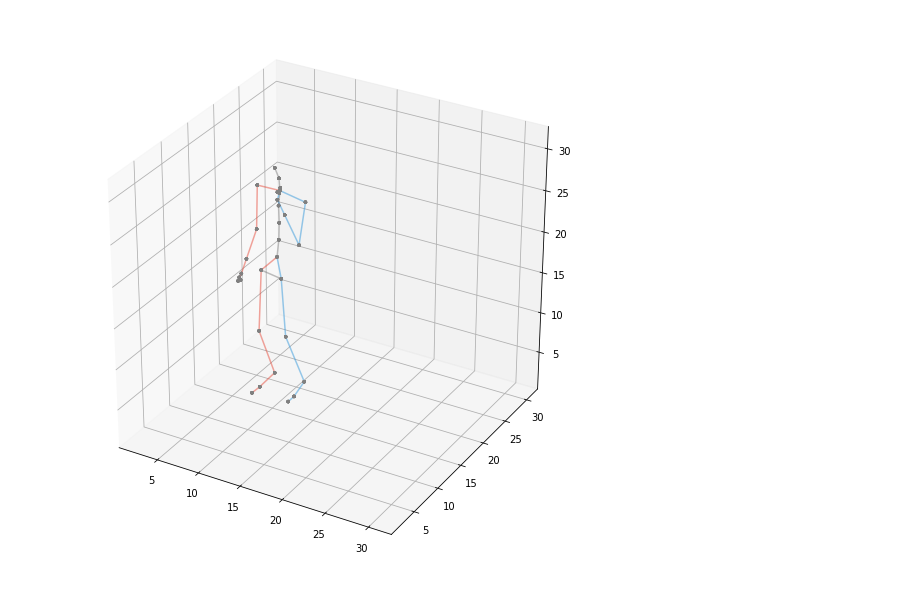
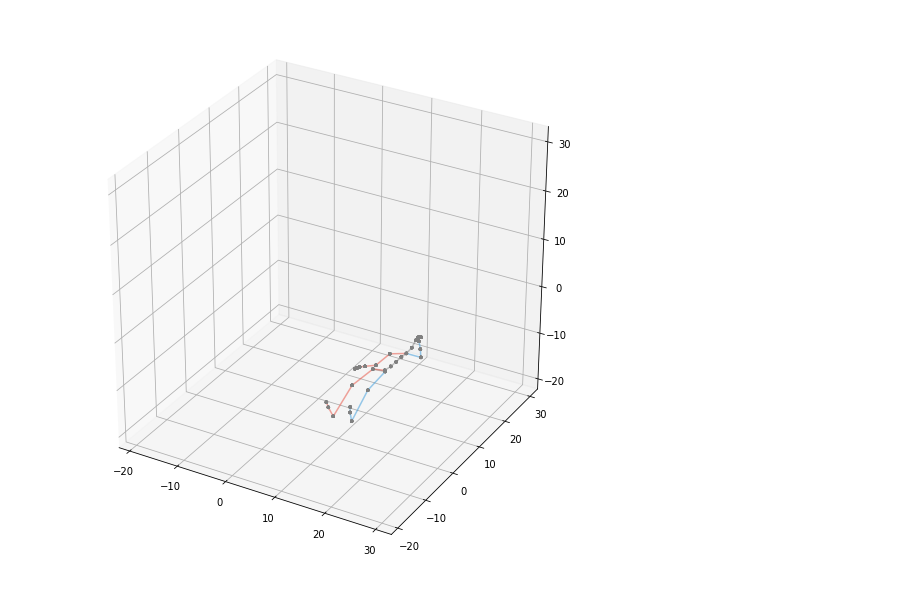
Before and after one commit to jutanke/pak, a Jupyter notebook: samples/CMU_MoCap.ipynb, the cells around one changed output. Saved outputs shown, nothing was run; the diff lists cells and outputs as text; code cells hidden in the pictures.

Commit message:
CMU MoCap use underlying rotation data as well

```diff
--- a/samples/CMU_MoCap.ipynb
+++ b/samples/CMU_MoCap.ipynb
@@ -1,28 +1,30 @@
 # %%
 %matplotlib inline
 import json; from pprint import pprint
 Settings = json.load(open('settings.txt'))
 import matplotlib.pyplot as plt
 from mpl_toolkits.mplot3d import Axes3D
 import numpy as np
 import sys
 sys.path.insert(0,'../')
 from pak.datasets.CMU_MoCap import CMU_MoCap, plot
 
 
-data = CMU_MoCap(Settings['data_root'], store_binary=True)
+data = CMU_MoCap(Settings['data_root'],
+                 z_is_up=False,
+                 store_binary=False)
 
 joints = data.get('01', '01')
 human = joints[0]
 minv = 1.1 * np.min(human)
 maxv = 1.1 * np.max(human)
 
 fig = plt.figure(figsize=(10, 10))
 ax = fig.add_subplot(111, projection='3d')
 ax.set_xlim([minv, maxv])
 ax.set_ylim([minv, maxv])
 ax.set_zlim([minv, maxv])
 plot(ax, human)
 plt.show()
 # %% [output]
-[figure, old version]
+[figure, new version]
```
Also changed, not shown: parts of 4 cells of this notebook, 3 other files.
